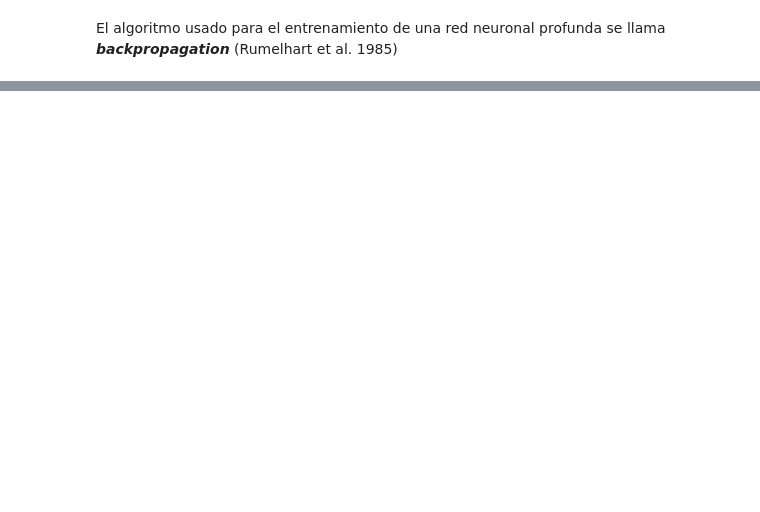
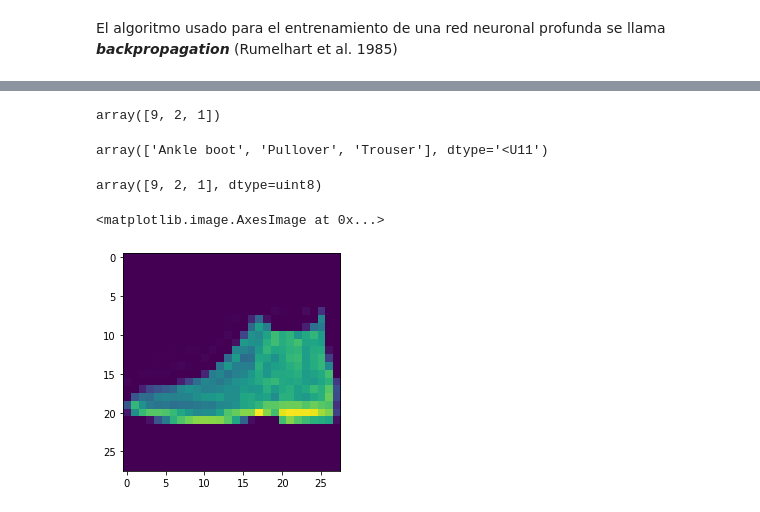
Before and after one commit to graemecan/machine_learning, a Jupyter notebook: 10_intro_rna.ipynb, the cells around one changed output, grey strips where cells are left out. Drawn from its saved outputs; the diff is of its cells as text; code cells hidden in the pictures; blank space fills up the shorter version.

```diff
--- a/10_intro_rna.ipynb
+++ b/10_intro_rna.ipynb
@@ -149,0 +297,4 @@ El algoritmo usado para el entrenamiento de una red neuronal profunda se llama *
+# %%
+fashion_mnist = keras.datasets.fashion_mnist
+# %%
+(X_train_full, y_train_full), (X_test, y_test) = fashion_mnist.load_data()
@@ -149,0 +524,18 @@ El algoritmo usado para el entrenamiento de una red neuronal profunda se llama *
+# %%
+np.argmax(model.predict(X_new), axis=-1)
+# %% [output]
+array([9, 2, 1])
+# %%
+np.array(class_names)[y_pred]
+# %% [output]
+array(['Ankle boot', 'Pullover', 'Trouser'], dtype='<U11')
+# %%
+y_new = y_test[:3]
+y_new
+# %% [output]
+array([9, 2, 1], dtype=uint8)
+# %%
+imshow(X_test[0,:])
+# %% [output]
+<matplotlib.image.AxesImage at 0x...>
+[figure, added]
```
Also changed, not shown: parts of 183 cells of this notebook, 14 other files.
